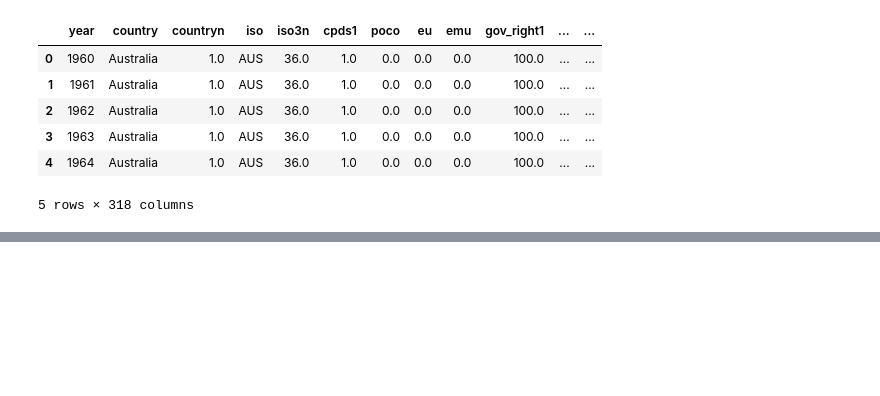
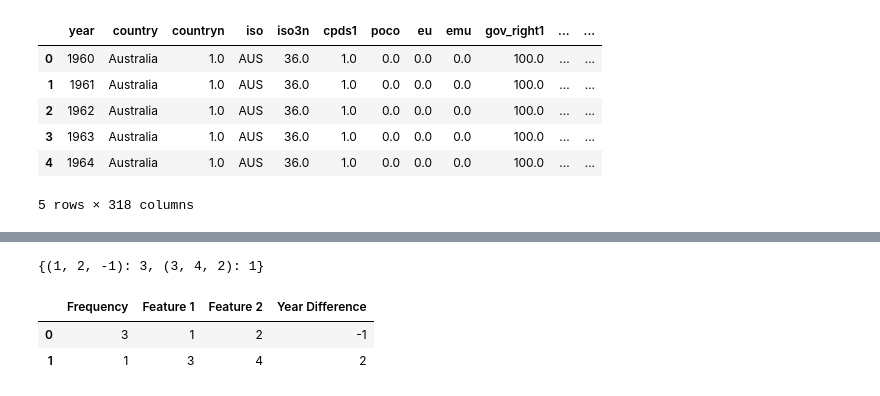
Before and after one commit to AdamKreitz/Medical-Disparity-Causal-Analysis, a Jupyter notebook: src/EDA.ipynb, the cells around one changed output, grey strips where cells are left out. Drawn from its saved outputs; the diff is of its cells as text; code cells hidden in the pictures; blank space fills up the shorter version.

```diff
--- a/src/EDA.ipynb
+++ b/src/EDA.ipynb
@@ -550,0 +569,17 @@ len(Y)
+# %%
+connection_dict = {tuple([1,2,-1]):3,tuple([3,4,2]):1}
+connection_dict
+# %% [output]
+{(1, 2, -1): 3, (3, 4, 2): 1}
+# %%
+relation_df = pd.DataFrame.from_dict(connection_dict,orient = 'index',columns = ['Frequency']).reset_index()
+relation_df['Feature 1'] = relation_df[['index']].applymap(lambda x : x[0])
+relation_df['Feature 2'] = relation_df[['index']].applymap(lambda x : x[1])
+relation_df['Year Difference'] = relation_df[['index']].applymap(lambda x : x[2])
+relation_df = relation_df.drop(columns='index')
+relation_df = relation_df.sort_values(by = 'Frequency', ascending = False)
+relation_df
+# %% [output]
+|  | Frequency | Feature 1 | Feature 2 | Year Difference |
+| 0 | 3 | 1 | 2 | -1 |
+| 1 | 1 | 3 | 4 | 2 |
```
Also changed, not shown: parts of 4 cells of this notebook, 3 other files.
